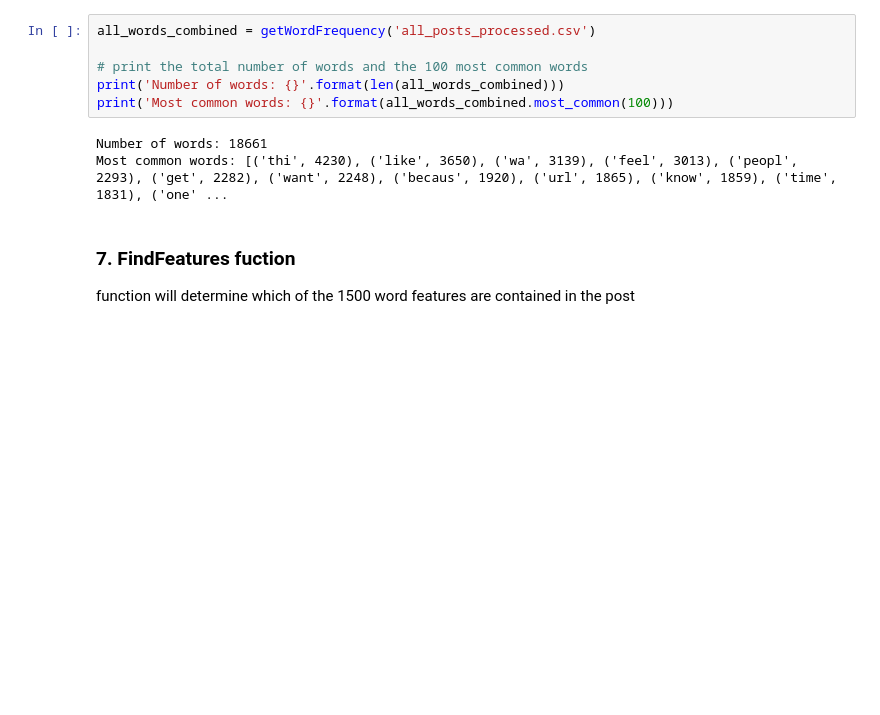
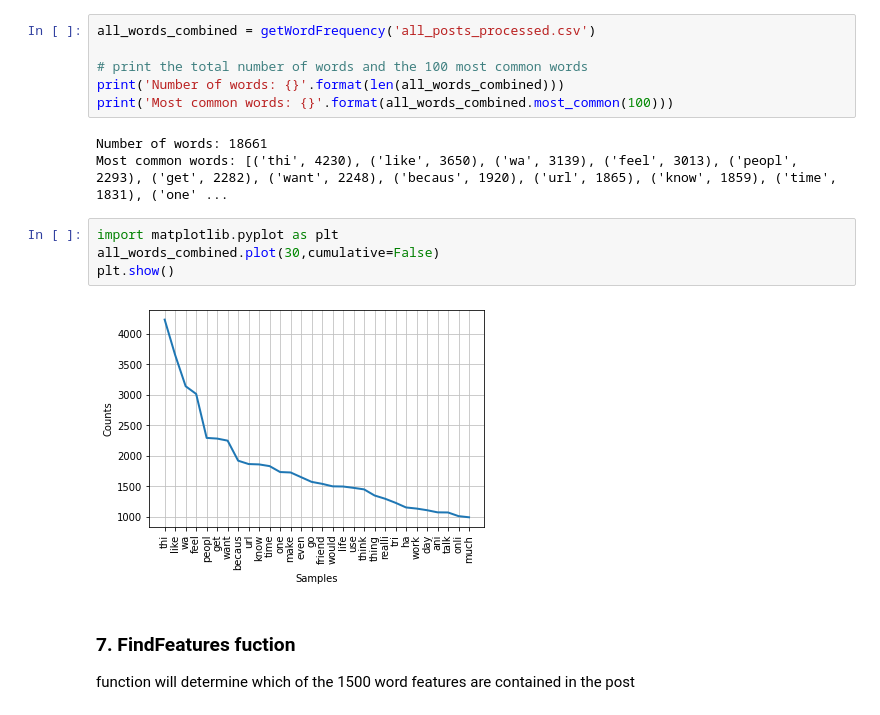
Before and after one commit to Alliix/SubRedditClassification, a Jupyter notebook: SubRedditClassification.ipynb, the cells around one changed output. Saved outputs shown, nothing was run; the diff lists cells and outputs as text; blank space fills up the shorter version.

```diff
--- a/SubRedditClassification.ipynb
+++ b/SubRedditClassification.ipynb
@@ -242,6 +259,12 @@ print('Most common words: {}'.format(all_words_combined.most_common(100)))
 # %% [output]
 Number of words: 18661
 Most common words: [('thi', 4230), ('like', 3650), ('wa', 3139), ('feel', 3013), ('peopl', 2293), ('get', 2282), ('want', 2248), ('becaus', 1920), ('url', 1865), ('know', 1859), ('time', 1831), ('one' ...
+# %%
+import matplotlib.pyplot as plt
+all_words_combined.plot(30,cumulative=False)
+plt.show()
+# %% [output]
+[figure, added]
 # %% [markdown]
 ### 7. FindFeatures fuction
 function will determine which of the 1500 word features are contained in the post
```
Also changed, not shown: parts of 30 cells of this notebook.
